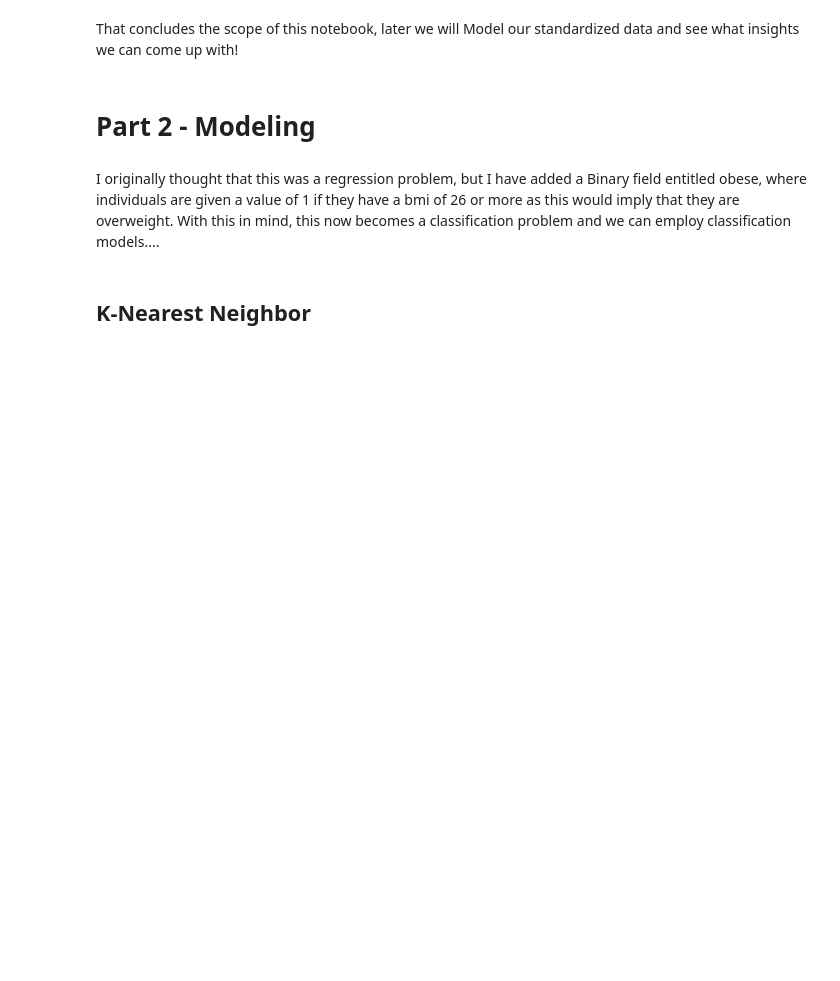
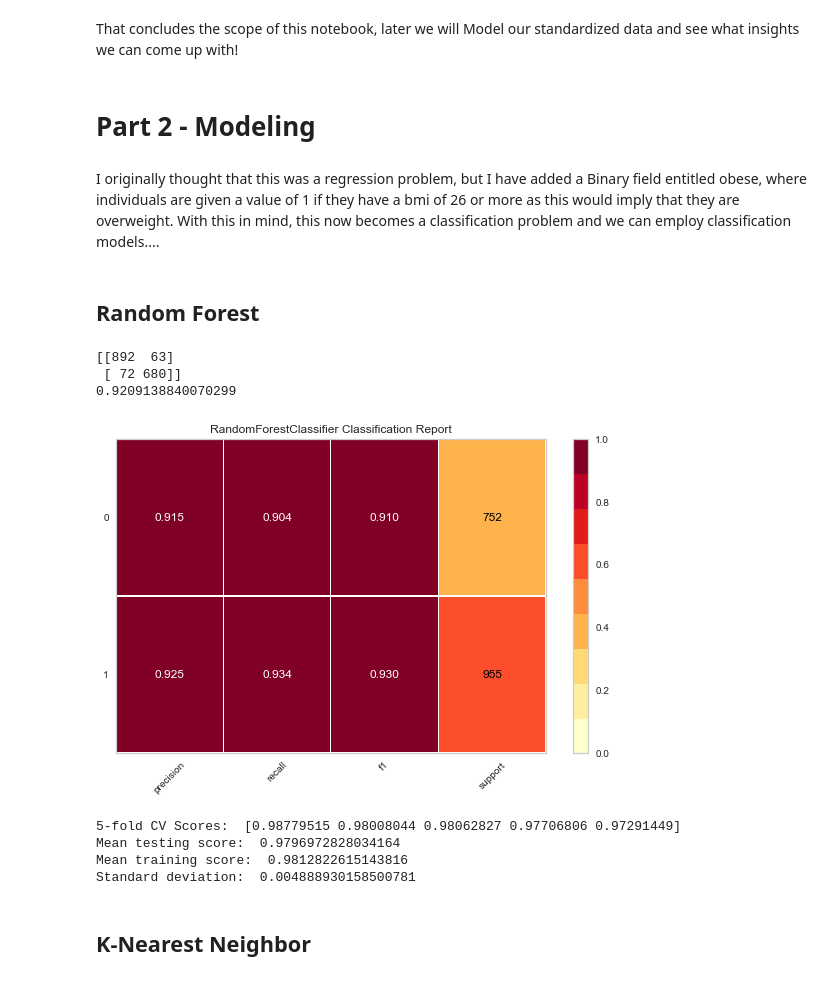
Before and after one commit to KnudsenNathan/SpringBoard, a Jupyter notebook: Capstone_2_modeling.ipynb, the cells around one changed output. Saved outputs shown, nothing was run; the diff lists cells and outputs as text; code cells hidden in the pictures; blank space fills up the shorter version.

```diff
--- a/Capstone_2_modeling.ipynb
+++ b/Capstone_2_modeling.ipynb
@@ -33,3 +32,8 @@ df.head()
 # %%
 df['obese'] = 0
 df.loc[df['bmi'] >= 26, 'obese'] = 1
+
+df.loc[df['Gender'] == 1, 'Gender'] = 0
+df.loc[df['Gender'] == 2, 'Gender'] = 1
+
+df.head()
@@ -38,7 +49,7 @@ Then finally we are splitting the data into training and testing sets.
 # %%
 from sklearn.model_selection import train_test_split
 
-X = df.drop(columns=["obese"])
+X = df.drop(columns=["obese", "bmi"])
 y = df.obese == 1
 
 X_train, X_test, y_train, y_test = train_test_split(X, y, test_size=.2, random_state=42)
@@ -48,3 +61,18 @@ from sklearn.preprocessing import StandardScaler
 scaler = StandardScaler()
 X_train = scaler.fit_transform(X_train)
 X_test = scaler.transform(X_test)
+# %%
+'''rnd_clf = RandomForestClassifier(n_estimators=500, n_jobs=-1, random_state=42)
+rnd_clf.fit(X_train, y_train)
+for name, importance in zip(df.columns, rnd_clf.feature_importances_):
+    print(name, "=", importance)
+
+features = df.columns
+importances = rnd_clf.feature_importances_
+indices = np.argsort(importances)
+
+plt.title ('Feature Importances')
+plt.barh(range(len(indices)), importances[indices], color='b', align='center')
+plt.yticks(range(len(indices)), [features[i] for i in indices])
+plt.xlabel('Relative Importance')
+plt.show()'''
@@ -61,11 +87,38 @@ from sklearn.metrics import accuracy_score,confusion_matrix
 # %%
 def display_score_results(model):
+    visualizer = ClassificationReport(model, classes=[1,0], support=True)
+
+    visualizer.fit(X_train, y_train)
+    visualizer.score(X_test, y_test)
+    visualizer.show()
+
+
     cv_scores_test= cross_val_score(model,X_test,y_test,cv=5,scoring='roc_auc')
     cv_scores_train= cross_val_score(model,X_train,y_train,cv=5,scoring='roc_auc')
     print("5-fold CV Scores: ", cv_scores_test)
     print ('Mean testing score: ', cv_scores_test.mean())
     print ('Mean training score: ', cv_scores_train.mean())
     print ('Standard deviation: ', cv_scores_test.std())
+# %% [markdown]
+<h2>Random Forest</h2>
+# %%
+rf = RandomForestClassifier(bootstrap=True,n_estimators=100,criterion='entropy')
+rf.fit(X_train, y_train)
+
+y_predict_rf = rf.predict(X_test)
+
+print(confusion_matrix(y_test, y_predict_rf))
+print(rf.score(X_test,y_test))
+display_score_results(rf)
+# %% [output]
+[[892  63]
+ [ 72 680]]
+0.9209138840070299
+[figure, added]
+5-fold CV Scores:  [0.98779515 0.98008044 0.98062827 0.97706806 0.97291449]
+Mean testing score:  0.9796972828034164
+Mean training score:  0.9812822615143816
+Standard deviation:  0.004888930158500781
 # %% [markdown]
 <h2>K-Nearest Neighbor</h2>
 # %%
```
Also changed, not shown: parts of 15 cells of this notebook.
